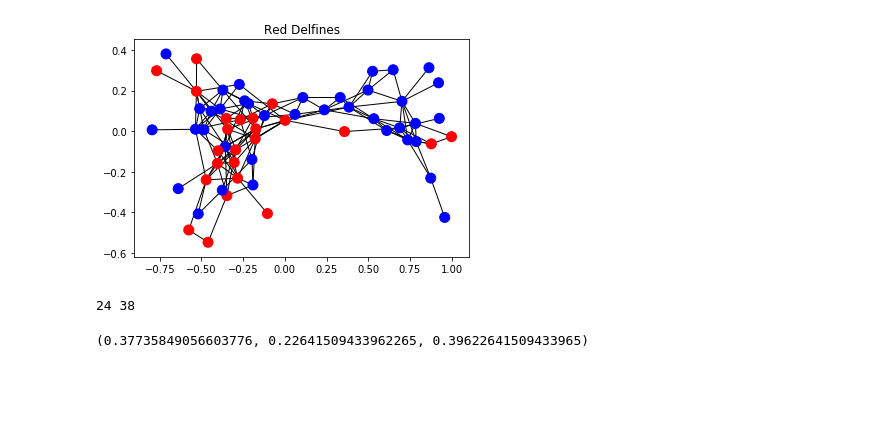
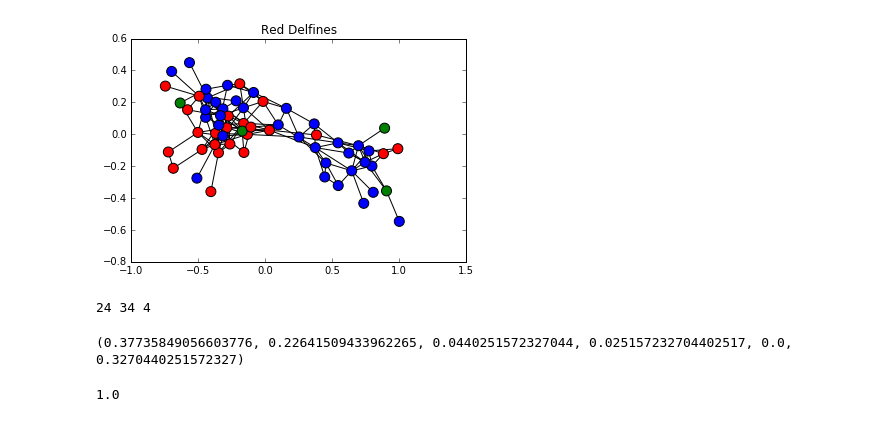
Before and after one commit to vms10/redestcs, a Jupyter notebook: Ejercicio2.ipynb, the cells around one changed output. Drawn from its saved outputs; the diff is of its cells as text; code cells hidden in the pictures; blank space fills up the shorter version.

```diff
--- a/Ejercicio2.ipynb
+++ b/Ejercicio2.ipynb
@@ -18,40 +18,47 @@ genero=ldata("data/dolphinsGender.txt")
 # %%
 G=nx.read_gml("data/dolphins.gml")
 
 f=[]                     ##f es la lista de nodos tal cual los ordena el nx. Es una especie de orden alfabético
 for n in nx.nodes(G):
     f.append(n)
 
 F=[]                    ##F va a ser el nuevo vector de generos pero ordenando los nodos de la misma manera que lo hace nx
 for n in f:
    for k,g in genero:
-    if k==n:
-        F.append([k,g])
+        if k==n:
+            F.append([k,g])
 # a=0                        ##Todo esto cuenta cuántos nodos de f coinciden con los nodos de F. Es decir, se fija si están en el mismo orden las dos listas de nodos
 # k=0
 # for n in f:
 #    k+=1
 #    if n==F[k-1][0]:
 #         a+=1
 # a
-
+SG=dict(F)                               ##Quizás sea importante: Le di atributos a los nodos. Quizás es una mejor manera de pintar el grafo. Creo que sirve para calcular el grado
+nx.set_node_attributes(G, SG,"genero")
+# nx.get_node_attributes(G,"genero")
 options={'with_labels':False,
-        'node_color':["r" if g=="f" else "b" for n,g in F],
+        'node_color':["r" if g=="f" else "b" if g=="m" else "g" for n,g in F],
         'font_weight':'bold',
         'node_size':100}
 plt.title("Red Delfines")
 
 nx.draw_networkx(G,**options)
+plt.show()
 # %% [output]
-[figure, old version]
+[figure, new version]
 # %%
 f=0                 ##cuenta cuántos masculinos y femeninos hay. Los no identificados los pone como masculinos
 m=0
+NA=0
 for n,g in genero:
    if g=="f":
     f+=1
    else:
-    m+=1
-print(f,m)
+    if g=="m":
+        m+=1
+    else:
+        NA+=1
+print(f,m,NA)
 # %% [output]
-24 38
+24 34 4
@@ -72,9 +75,28 @@ EnlacesFF_P=[]
 for n,m,o,p in Enlaces_P:
     if m=="f" and p=="f":
         EnlacesFF_P.append([n,o])
-Probabilidad_de_enlaces_P=(len(EnlacesMM_P)/len(Enlaces_P),len(EnlacesFF_P)/len(Enlaces_P),(len(Enlaces_P)-len(EnlacesFF_P)-len(EnlacesMM_P))/len(Enlaces_P))
+EnlacesNAM_P=[]
+for n,m,o,p in Enlaces_P:
+    if m=="NA" and p=="m":
+            EnlacesNAM_P.append([n,o])
+    if  m=="m" and p=="NA":
+            EnlacesNAM_P.append([n,o])
+EnlacesNAF_P=[]
+for n,m,o,p in Enlaces_P:
+    if m=="NA" and p=="f":
+        EnlacesNAF_P.append([n,o])
+    if m=="f" and p=="NA":
+        EnlacesNAF_P.append([n,o])
+EnlacesNANA_P=[]
+for n,m,o,p in Enlaces_P:
+    if m=="NA" and p=="NA":
+        EnlacesNANA_P.append([n,o])
+
+Probabilidad_de_enlaces_P=(len(EnlacesMM_P)/len(Enlaces_P),len(EnlacesFF_P)/len(Enlaces_P),len(EnlacesNAM_P)/len(Enlaces_P),len(EnlacesNAF_P)/len(Enlaces_P),len(EnlacesNANA_P)/len(Enlaces_P),(len(Enlaces_P)-len(EnlacesFF_P)-len(EnlacesMM_P)-len(EnlacesNAM_P)-len(EnlacesNAF_P)-len(EnlacesNANA_P))/len(Enlaces_P))
 print(Probabilidad_de_enlaces_P)
+sum(Probabilidad_de_enlaces_P)
 # %% [output]
-(0.37735849056603776, 0.22641509433962265, 0.39622641509433965)
+(0.37735849056603776, 0.22641509433962265, 0.0440251572327044, 0.025157232704402517, 0.0, 0.3270440251572327)
+1.0
 # %%
 def Genero_al_azar(Gen):
```
Also changed, not shown: parts of 4 cells of this notebook.
